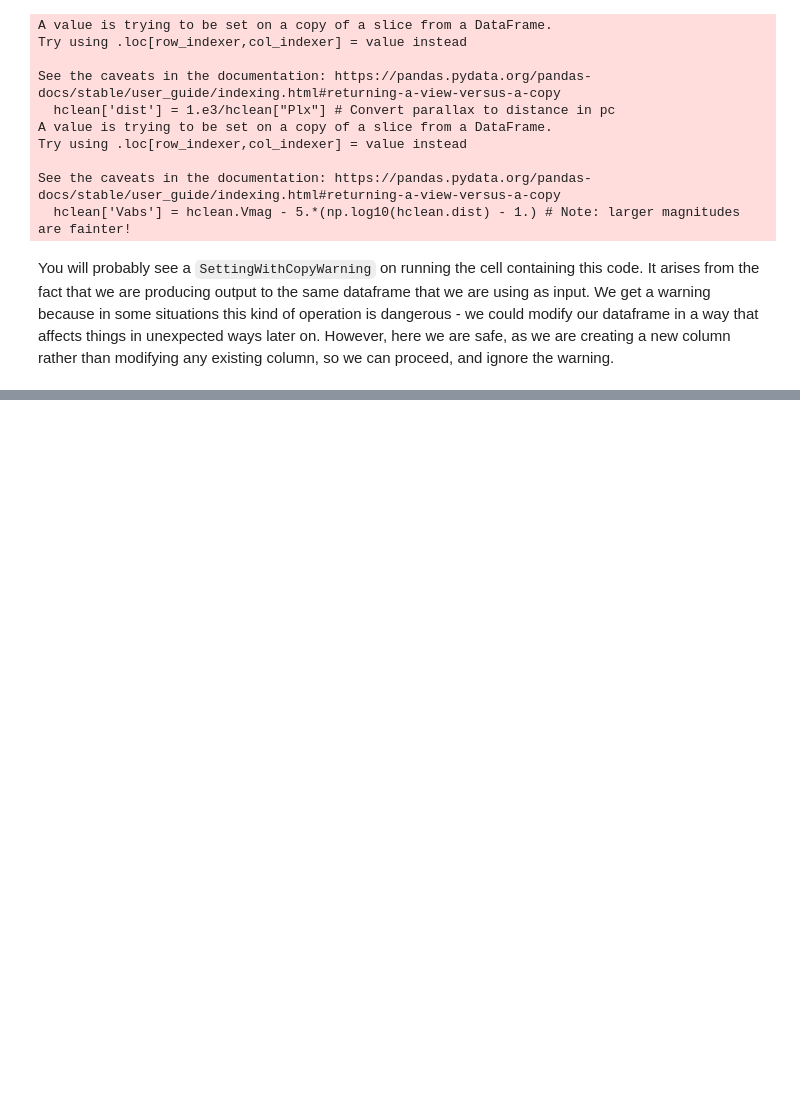
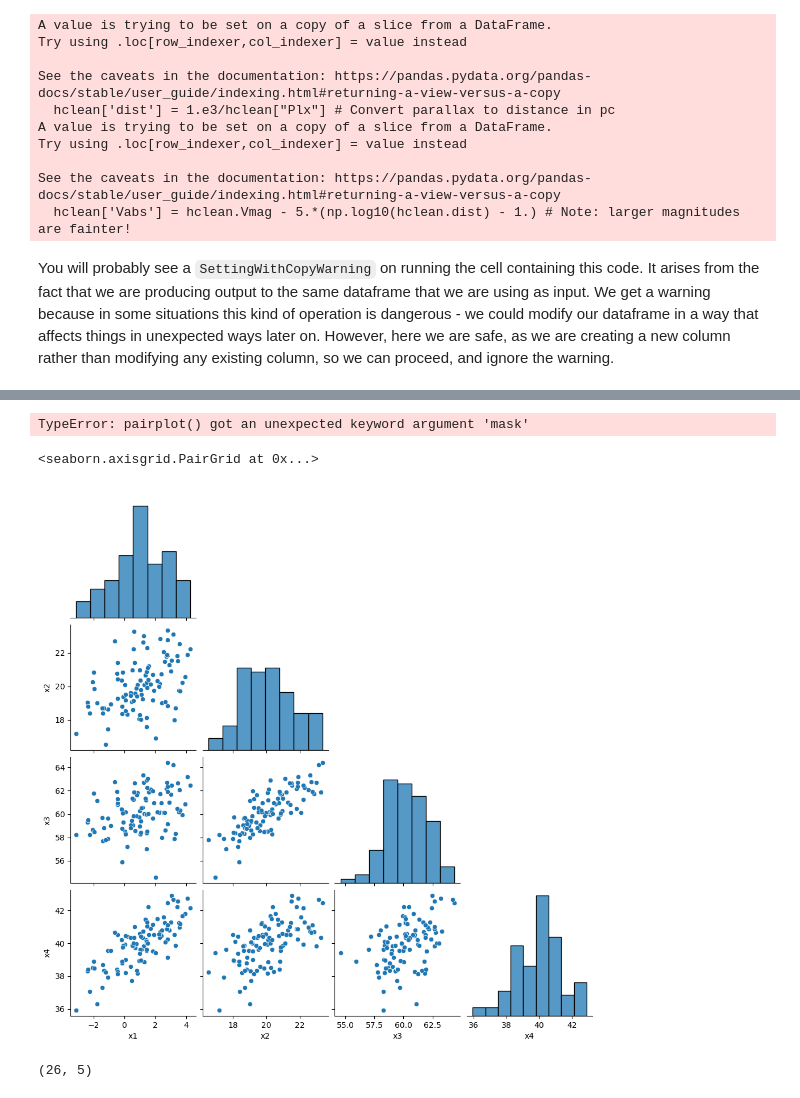
Before and after one commit to lea-y01/phys_stats, a Jupyter notebook: extras_lessons/large_multivar_datasets.ipynb, the cells around one changed output, grey strips where cells are left out. Saved outputs shown, nothing was run; the diff lists cells and outputs as text; code cells hidden in the pictures; blank space fills up the shorter version.

```diff
--- a/extras_lessons/large_multivar_datasets.ipynb
+++ b/extras_lessons/large_multivar_datasets.ipynb
@@ -97,0 +188,3 @@ You will probably see a <code class="language-plaintext highlighter-rouge">Setti
+# %%
+df = pd.DataFrame(rand_data_again, columns = ['x1', 'x2', 'x3', 'x4'])
+df
@@ -97,0 +205,22 @@ You will probably see a <code class="language-plaintext highlighter-rouge">Setti
+# %%
+import seaborn as sns
+mask = np.zeros_like(df)
+
+mask[np.triu_indices_from(mask)] = True
+
+sns.pairplot(df, mask=mask)
+
+sns.heatmap(matrix,center = 0, fmt = ".3f", square = True, annot= True, Linewidth = .3, mask=mask);
+# %% [output]
+TypeError: pairplot() got an unexpected keyword argument 'mask'
+# %%
+sns.pairplot(df, corner=True) # so need to change this corner param
+# then need to enforce axes for the diagonal
+axes[0,0,0,0]
+# %% [output]
+<seaborn.axisgrid.PairGrid at 0x...>
+[figure, added]
+# %%
+sns.pairplot(df, diag)
+# %% [output]
+(26, 5)
```
Also changed, not shown: parts of 13 cells of this notebook, 1 other file.
